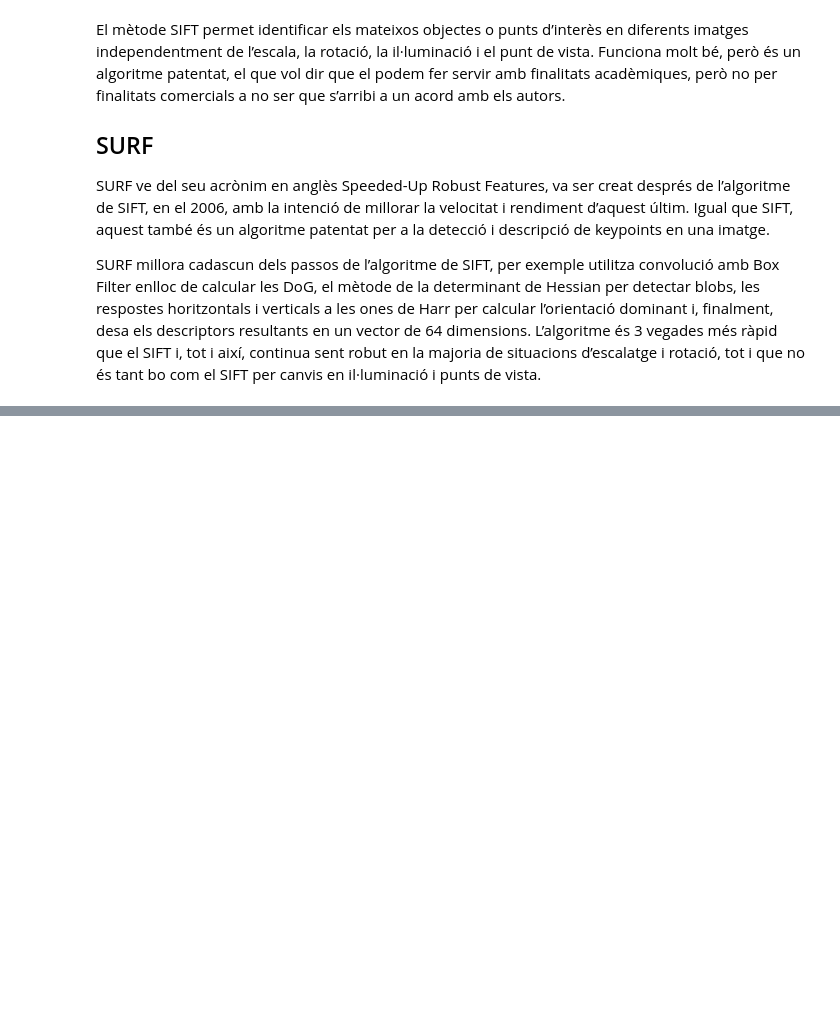
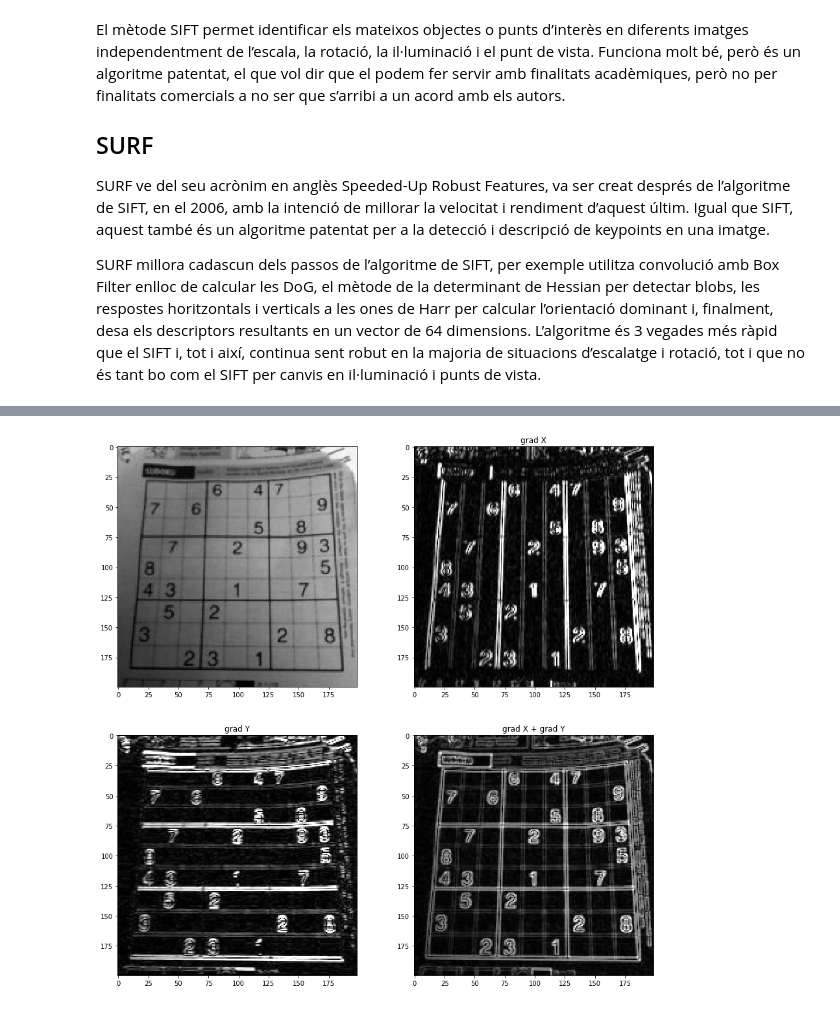
Before and after one commit to ricardborras/curs_soc, a Jupyter notebook: Pla4/4.2_Keypoints.ipynb, the cells around one changed output, grey strips where cells are left out. Saved outputs shown, nothing was run; the diff lists cells and outputs as text; code cells hidden in the pictures; blank space fills up the shorter version.

```diff
--- a/Pla4/4.2_Keypoints.ipynb
+++ b/Pla4/4.2_Keypoints.ipynb
@@ -131,0 +148,38 @@ interactive(children=(Dropdown(description='blocksize', options=(1, 2, 3, 4, 5,
+# %%
+#EXEMPLE PRÀCTIC: CALCULAR I MOSTRAR ELS GRADIENTS HORITZONTALS I VERTICAL D’UNA IMATGE, AIXÍ COM LA
+# COMBINACIÓ DELS DOS AMB MÈTODE HOG (o matrius SOBEL)
+
+import cv2
+import numpy as np
+from matplotlib import pyplot as plt
+import ipywidgets as widgets
+from ipywidgets import interact
+
+scale = 1
+delta = 0
+ddepth = cv2.CV_16S
+
+im = cv2.imread('Imatges/sudoku.jpg', cv2.IMREAD_GRAYSCALE)
+
+# https://docs.opencv.org/3.4/d2/d2c/tutorial_sobel_derivatives.html
+grad_x = cv2.Sobel(im, ddepth, 1, 0, ksize=3, scale=scale, delta=delta, borderType=cv2.BORDER_DEFAULT)
+grad_y = cv2.Sobel(im, ddepth, 0, 1, ksize=3, scale=scale, delta=delta, borderType=cv2.BORDER_DEFAULT)
+abs_grad_x = cv2.convertScaleAbs(grad_x)
+abs_grad_y = cv2.convertScaleAbs(grad_y)
+grad = cv2.addWeighted(abs_grad_x, 0.5, abs_grad_y, 0.5, 0)
+
+plt.subplot(2,2,1)
+plt.imshow(im, cmap='gray')
+plt.subplot(2,2,2)
+plt.title('grad X')
+plt.imshow(abs_grad_x, cmap='gray')
+plt.subplot(2,2,3)
+plt.title('grad Y')
+plt.imshow(abs_grad_y, cmap='gray')
+plt.subplot(2,2,4)
+plt.title('grad X + grad Y')
+plt.imshow(grad, cmap='gray')
+fig = plt.gcf()
+fig.set_size_inches(15, 15)
+# %% [output]
+[figure, added]
```
Also changed, not shown: parts of 14 cells of this notebook, 17 other files.
